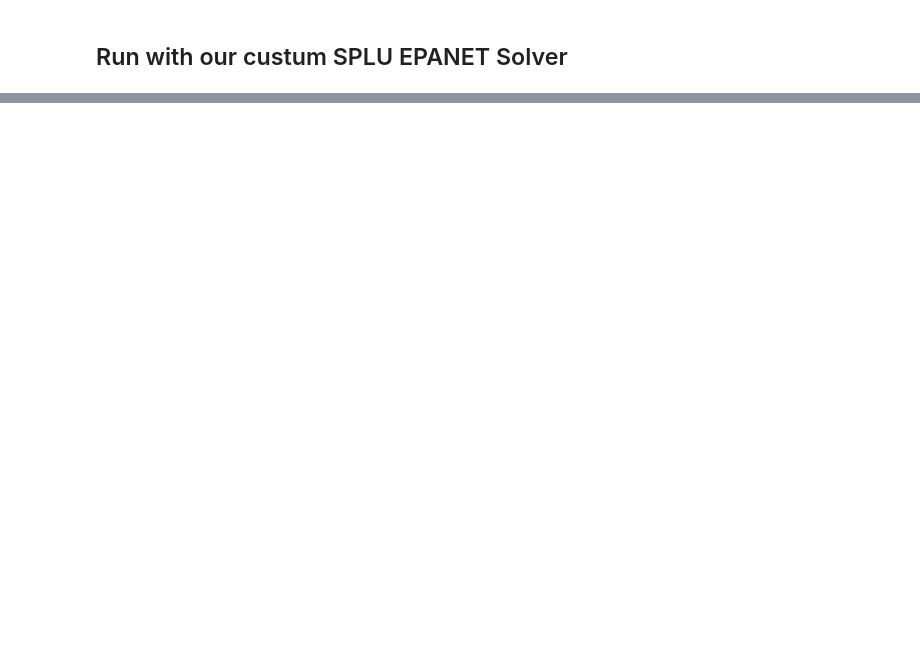
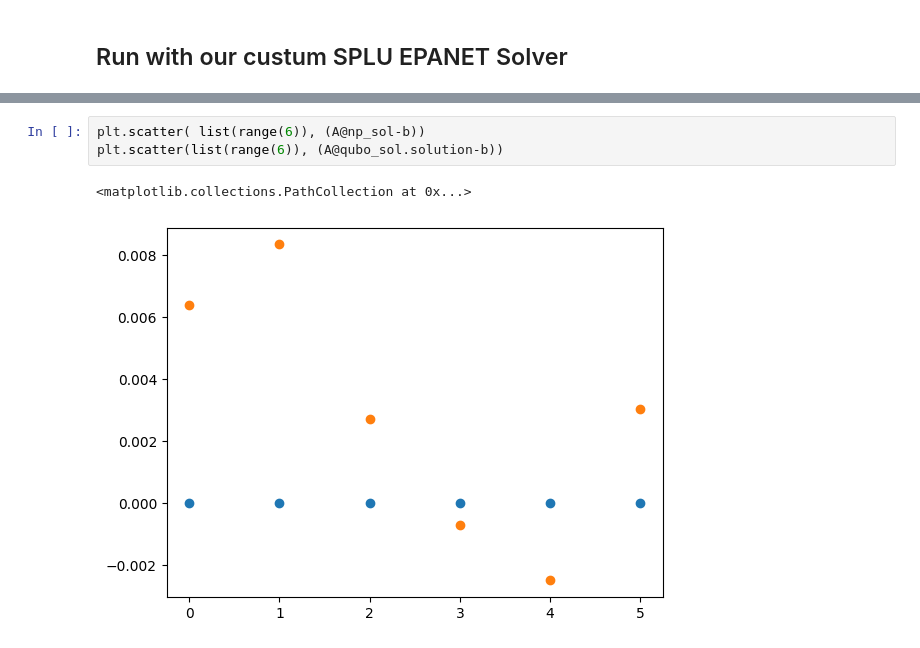
Before and after one commit to QuantumApplicationLab/wntr-quantum, a Jupyter notebook: docs/notebooks/epanet.ipynb, the cells around one changed output, grey strips where cells are left out. Drawn from its saved outputs; the diff is of its cells as text; blank space fills up the shorter version.

```diff
--- a/docs/notebooks/epanet.ipynb
+++ b/docs/notebooks/epanet.ipynb
@@ -166,0 +137,6 @@ array([[0.006, 0.023, 0.435, 0.116],
+# %%
+plt.scatter( list(range(6)), (A@np_sol-b))
+plt.scatter(list(range(6)), (A@qubo_sol.solution-b))
+# %% [output]
+<matplotlib.collections.PathCollection at 0x...>
+[figure, added]
```
Also changed, not shown: parts of 25 cells of this notebook, 5 other files.
